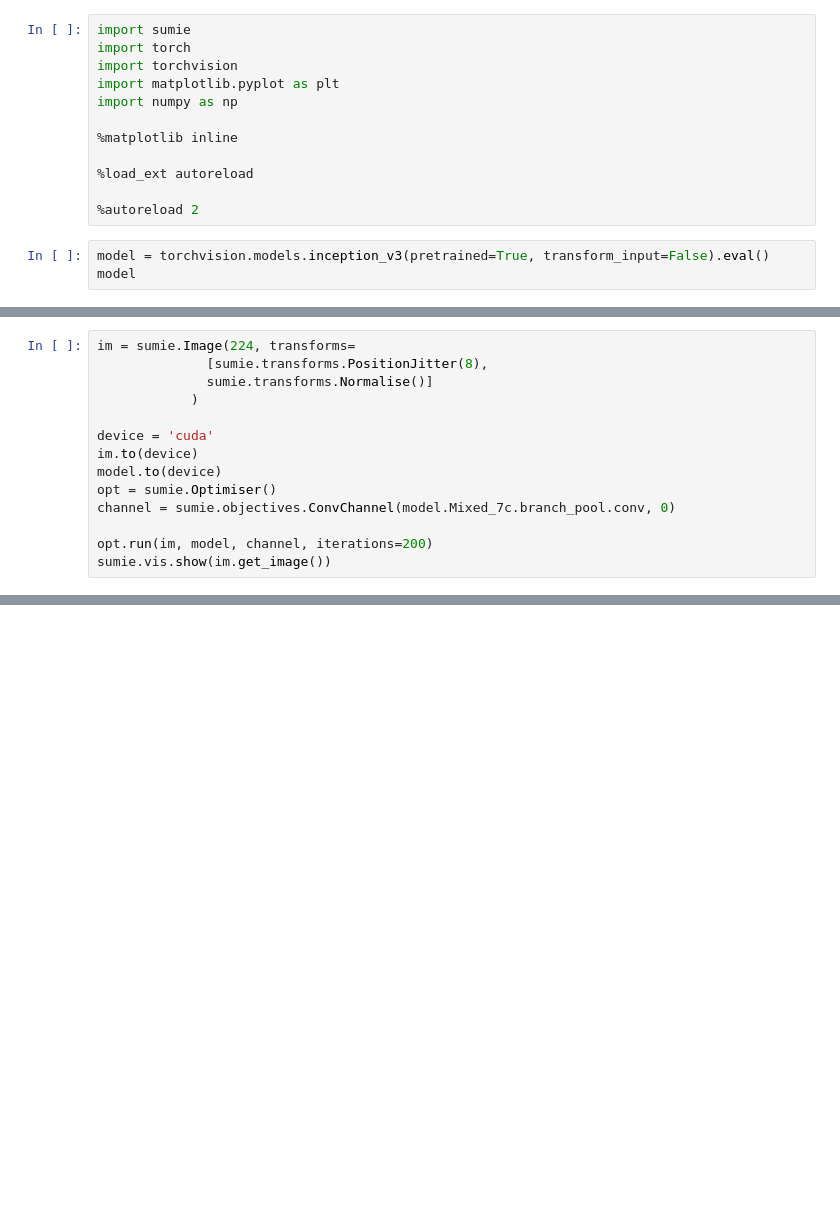
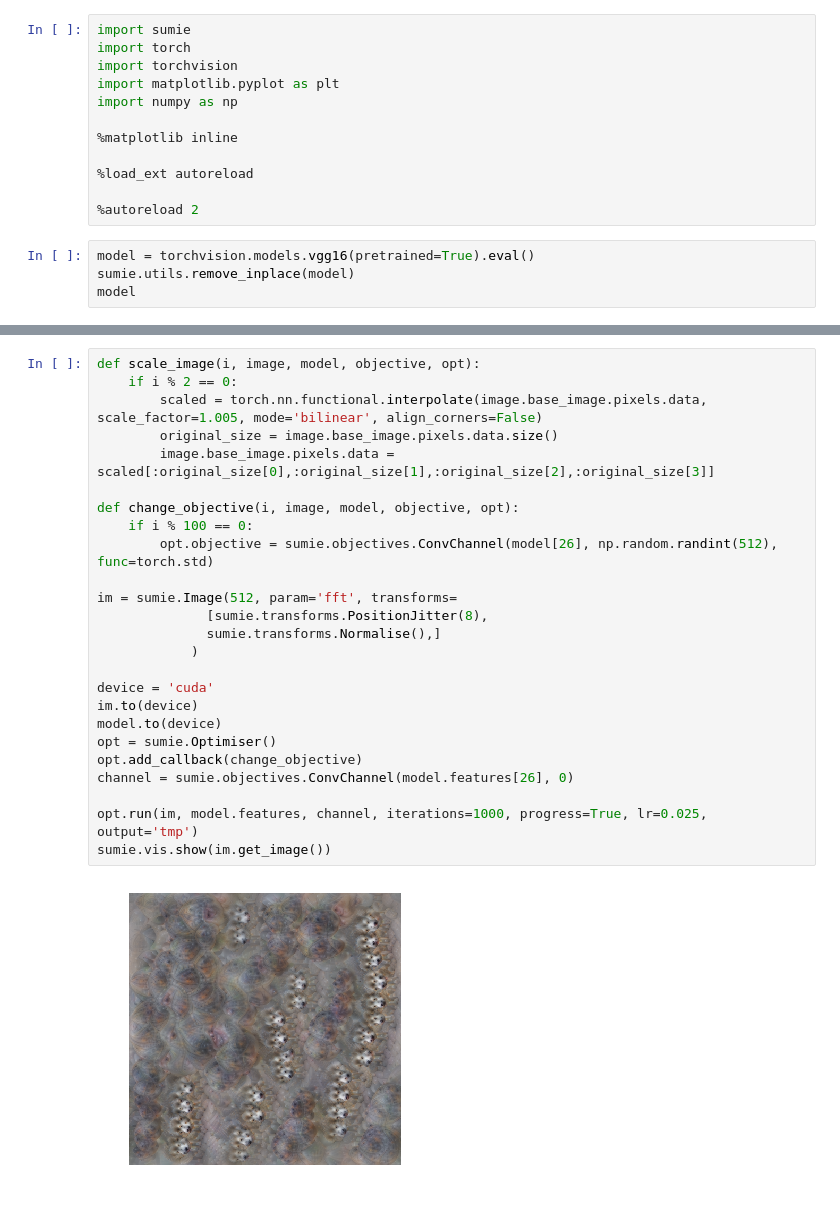
Before and after one commit to justinpinkney/sumie, a Jupyter notebook: docs/im_opt.ipynb, the cells around one changed output, grey strips where cells are left out. Saved outputs shown, nothing was run; the diff lists cells and outputs as text; blank space fills up the shorter version.

Commit message:
prototype optimiser callbacks

```diff
--- a/docs/im_opt.ipynb
+++ b/docs/im_opt.ipynb
@@ -11,6 +11,7 @@ import numpy as np
 
 %autoreload 2
 # %%
-model = torchvision.models.inception_v3(pretrained=True, transform_input=False).eval()
+model = torchvision.models.vgg16(pretrained=True).eval()
+sumie.utils.remove_inplace(model)
 model
 # %% [output]
@@ -33,15 +34 @@ Inception3(
 )
-# %%
-im = sumie.Image(224, transforms=
-              [sumie.transforms.PositionJitter(8),
-              sumie.transforms.Normalise()]
-            )
-
-device = 'cuda'
-im.to(device)
-model.to(device)
-opt = sumie.Optimiser()
-channel = sumie.objectives.ConvChannel(model.Mixed_7c.branch_pool.conv, 0)
-
-opt.run(im, model, channel, iterations=200)
-sumie.vis.show(im.get_image())
@@ -52,0 +35,27 @@ sumie.vis.show(im.get_image())
+# %%
+def scale_image(i, image, model, objective, opt):
+    if i % 2 == 0:
+        scaled = torch.nn.functional.interpolate(image.base_image.pixels.data, scale_factor=1.005, mode='bilinear', align_corners=False)
+        original_size = image.base_image.pixels.data.size()
+        image.base_image.pixels.data = scaled[:original_size[0],:original_size[1],:original_size[2],:original_size[3]]
+
+def change_objective(i, image, model, objective, opt):
+    if i % 100 == 0:
+        opt.objective = sumie.objectives.ConvChannel(model[26], np.random.randint(512), func=torch.std)
+
+im = sumie.Image(512, param='fft', transforms=
+              [sumie.transforms.PositionJitter(8),
+              sumie.transforms.Normalise(),]
+            )
+
+device = 'cuda'
+im.to(device)
+model.to(device)
+opt = sumie.Optimiser()
+opt.add_callback(change_objective)
+channel = sumie.objectives.ConvChannel(model.features[26], 0)
+
+opt.run(im, model.features, channel, iterations=1000, progress=True, lr=0.025, output='tmp')
+sumie.vis.show(im.get_image())
+# %% [output]
+[figure, added]
```
Also changed, not shown: parts of 6 cells of this notebook, 4 other files.
